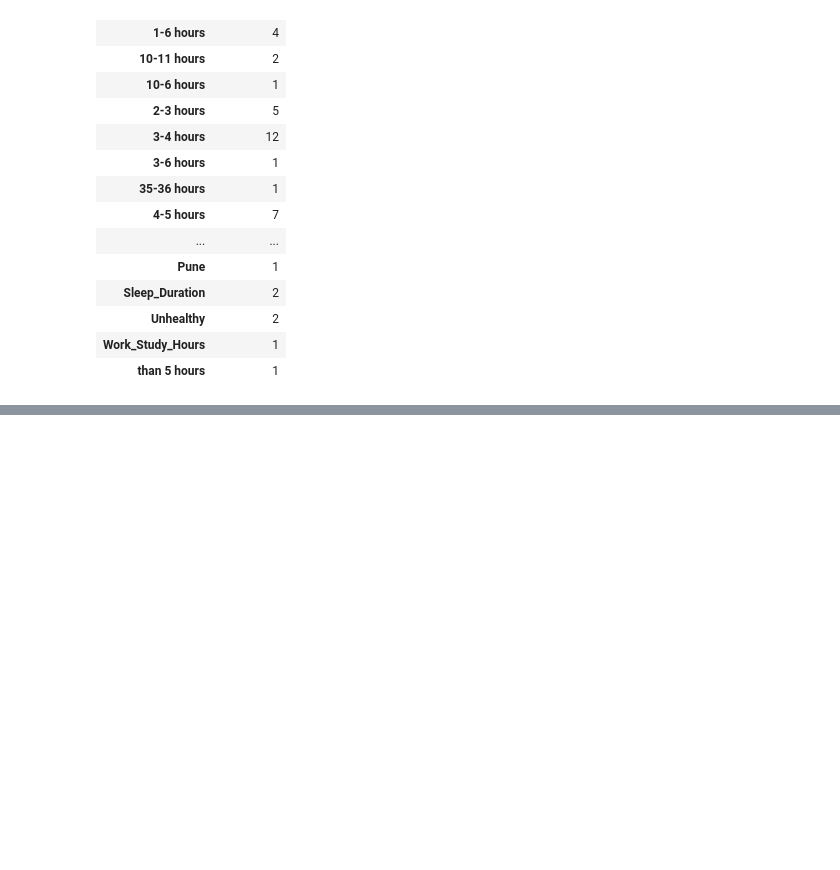
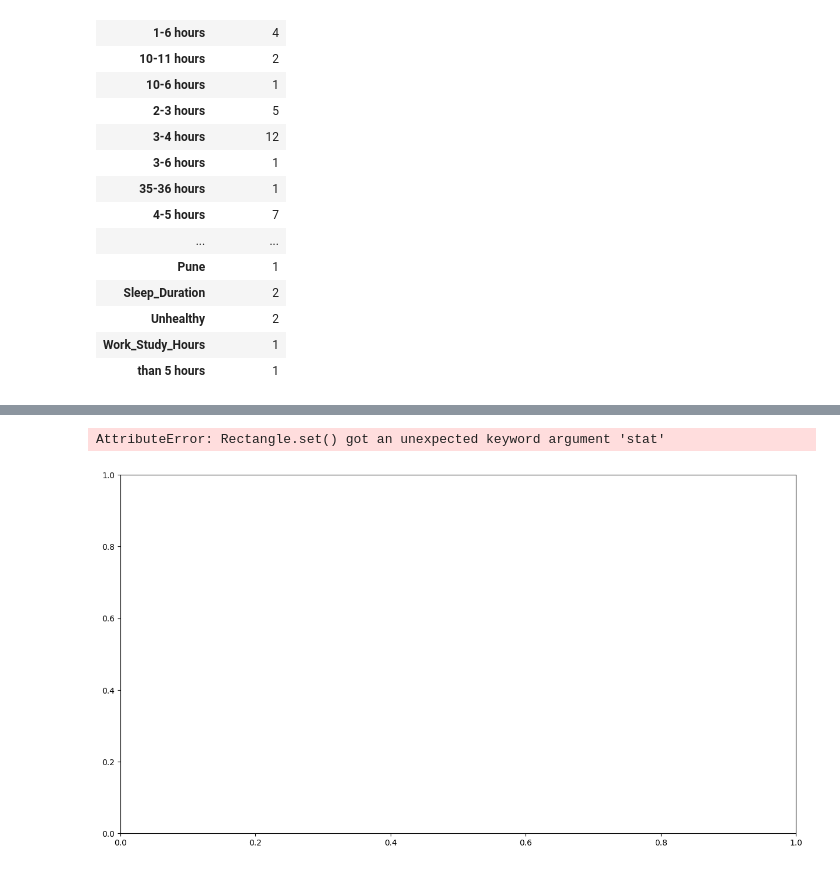
Before and after one commit to sampontiroli/projects, a Jupyter notebook: exploring-mental-health-eda.ipynb, the cells around one changed output, grey strips where cells are left out. Cells and saved outputs as stored; diff of their text form; code cells hidden in the pictures; blank space fills up the shorter version.

```diff
--- a/exploring-mental-health-eda.ipynb
+++ b/exploring-mental-health-eda.ipynb
@@ -310,12 +310,13 @@ def regroup_sleep_hours(sleep_duration):
     # <=5, 5-6, 7-8, >8
 
     if '-' in sleep_duration:
-        #return '<=' + max(sleep_duration.split('-'))
-        # return '<=' + max(sleep_duration.split('-'))
+
         if int(max(sleep_duration.split('-'))) == 5:
             return '<=5'
-        elif (int(max(sleep_duration.split('-'))) > 5) & (int(max(sleep_duration.split('-'))) <= 8):
-            return '6-8'
+
+        elif (int(max(sleep_duration.split('-'))) > 5) & (int(max(sleep_duration.split('-'))) < 7):
+            return '6-7'
+
         elif int(max(sleep_duration.split('-'))) >= 8:
             return '>=8'
 
@@ -326,6 +327,6 @@ def regroup_sleep_hours(sleep_duration):
         return sleep_duration
 
     else:
-        'ciaone'
+        return 'to be dropped'
 # %%
 df['sleep_duration'] = df['sleep_duration'].apply(regroup_sleep_hours)
@@ -365,0 +336,4 @@ Name: sleep_duration, Length: 140638, dtype: object
+# %%
+df = df.loc[df['sleep_duration'] != 'to be dropped']
+
+df
@@ -365,0 +373,8 @@ Name: sleep_duration, Length: 140638, dtype: object
+# %%
+sns.countplot(data = df,
+              y = 'profession',
+              stat = 'percent',
+              order = df['profession'].value_counts().index)
+# %% [output]
+AttributeError: Rectangle.set() got an unexpected keyword argument 'stat'
+[figure, added]
```
Also changed, not shown: parts of 4 cells of this notebook.
